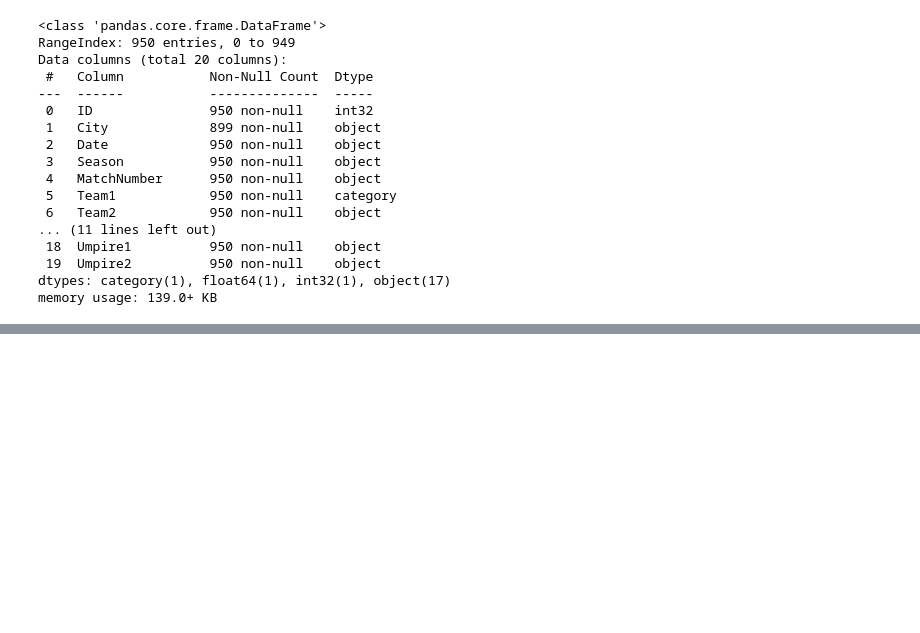
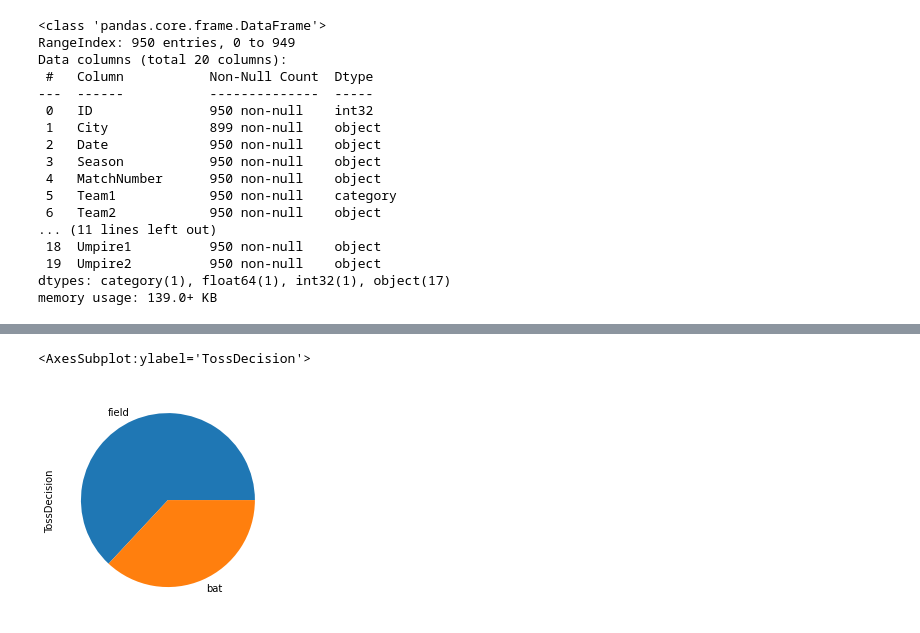
Before and after one commit to sunildsde77/dsdepractice, a Jupyter notebook: Dsdepractice.ipynb, the cells around one changed output, grey strips where cells are left out. Drawn from its saved outputs; the diff is of its cells as text; code cells hidden in the pictures; blank space fills up the shorter version.

```diff
--- a/Dsdepractice.ipynb
+++ b/Dsdepractice.ipynb
@@ -836,0 +874,2 @@ memory usage: 139.0+ KB
+# %%
+ipl = pd.read_csv('Datasets\ipl-matches.csv')
@@ -836,0 +911,5 @@ memory usage: 139.0+ KB
+# %%
+ipl['TossDecision'].value_counts().plot(kind = 'pie')
+# %% [output]
+<AxesSubplot:ylabel='TossDecision'>
+[figure, added]
```
Also changed, not shown: parts of 59 cells of this notebook.
